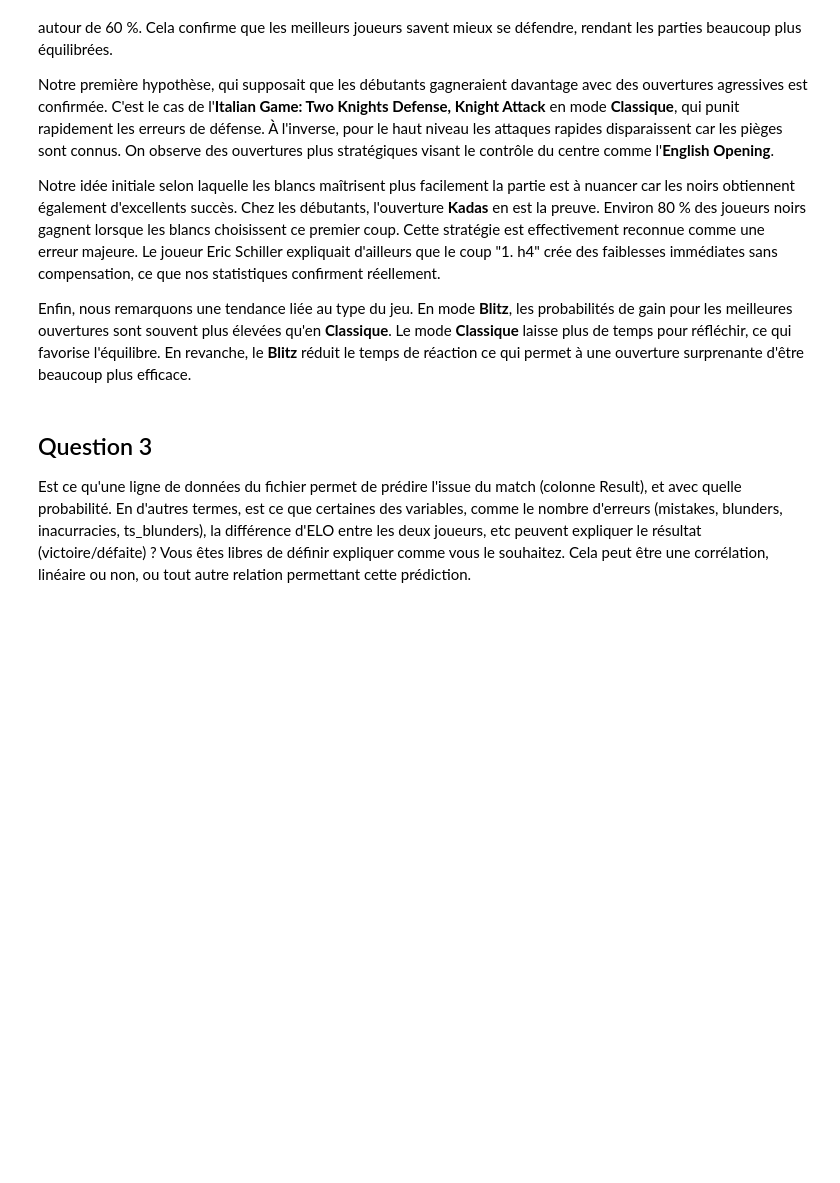
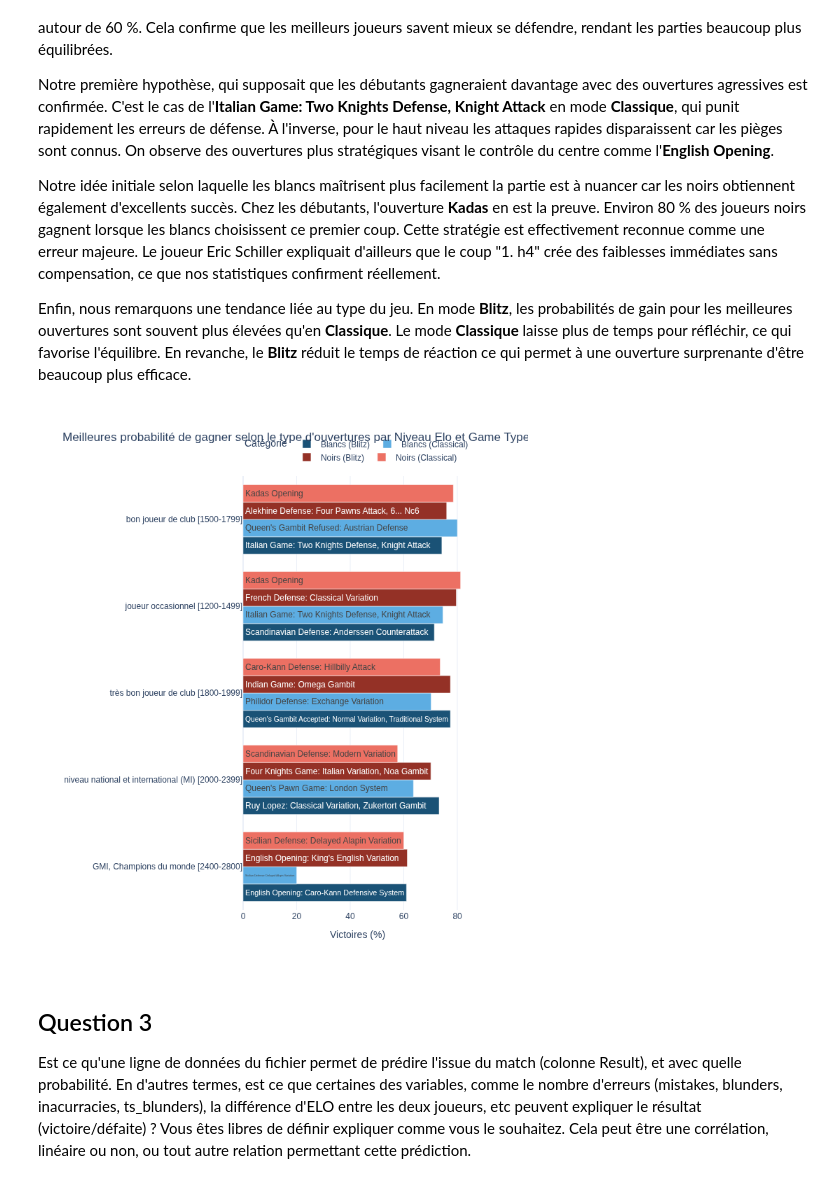
Before and after one commit to jandreolli/lichess-big-data-analysis, a Jupyter notebook: chess_game_analysis.ipynb, the cells around one changed output. Drawn from its saved outputs; the diff is of its cells as text; code cells hidden in the pictures; blank space fills up the shorter version.

```diff
--- a/chess_game_analysis.ipynb
+++ b/chess_game_analysis.ipynb
@@ -360,33 +385,39 @@ df_total['WinRate'] = (df_total['WinRate'] * 100).round(1)
 
 df_total['Type'] = df_total['Joueur'] + " (" + df_total['Game_type'] + ")"
 
 # couleurs du graphique en fonction des pions et game_type
 color_map = {
     "Blancs (Blitz)": "#1A5276",
     "Blancs (Classical)": "#5DADE2",
     "Noirs (Blitz)": "#943126",
     "Noirs (Classical)": "#EC7063"
 }
 
 # graphique
 fig = px.bar(df_total,
              y="Niveau",
              x="WinRate",
              color="Type",
              barmode="group",
              orientation='h',
              text="Opening",
              color_discrete_map=color_map,
              title="Meilleures probabilité de gagner selon le type d'ouvertures par Niveau Elo et Game Type (Blitz, Clasical)",
              labels={"WinRate": "Victoires (%)", "Type": "Catégorie", "Niveau": ""},
              template="plotly_white",
              height=800)
 
 fig.update_traces(textposition='inside', insidetextanchor='start')
 fig.update_layout(yaxis={'categoryorder':'total ascending'},
                   legend=dict(orientation="h", yanchor="bottom", y=1.02, xanchor="right", x=1))
 
+
+fig.write_image("plots/meilleures_ouvertures.png")
+display(Image(filename="plots/meilleures_ouvertures.png"))
+
 fig.show()
+# %% [output]
+[figure, added]
 # %% [markdown]
 ## Question 3
 Est ce qu'une ligne de données du fichier permet de prédire l'issue du match (colonne Result), et avec quelle probabilité. En d'autres termes, est ce que certaines des variables, comme le nombre d'erreurs (mistakes, blunders, inacurracies, ts_blunders), la différence d'ELO entre les deux joueurs, etc peuvent expliquer le résultat (victoire/défaite) ? Vous êtes libres de définir expliquer comme vous le souhaitez. Cela peut être une corrélation, linéaire ou non, ou tout autre relation permettant cette prédiction.
```
Also changed, not shown: parts of 14 cells of this notebook, 4 other files.
